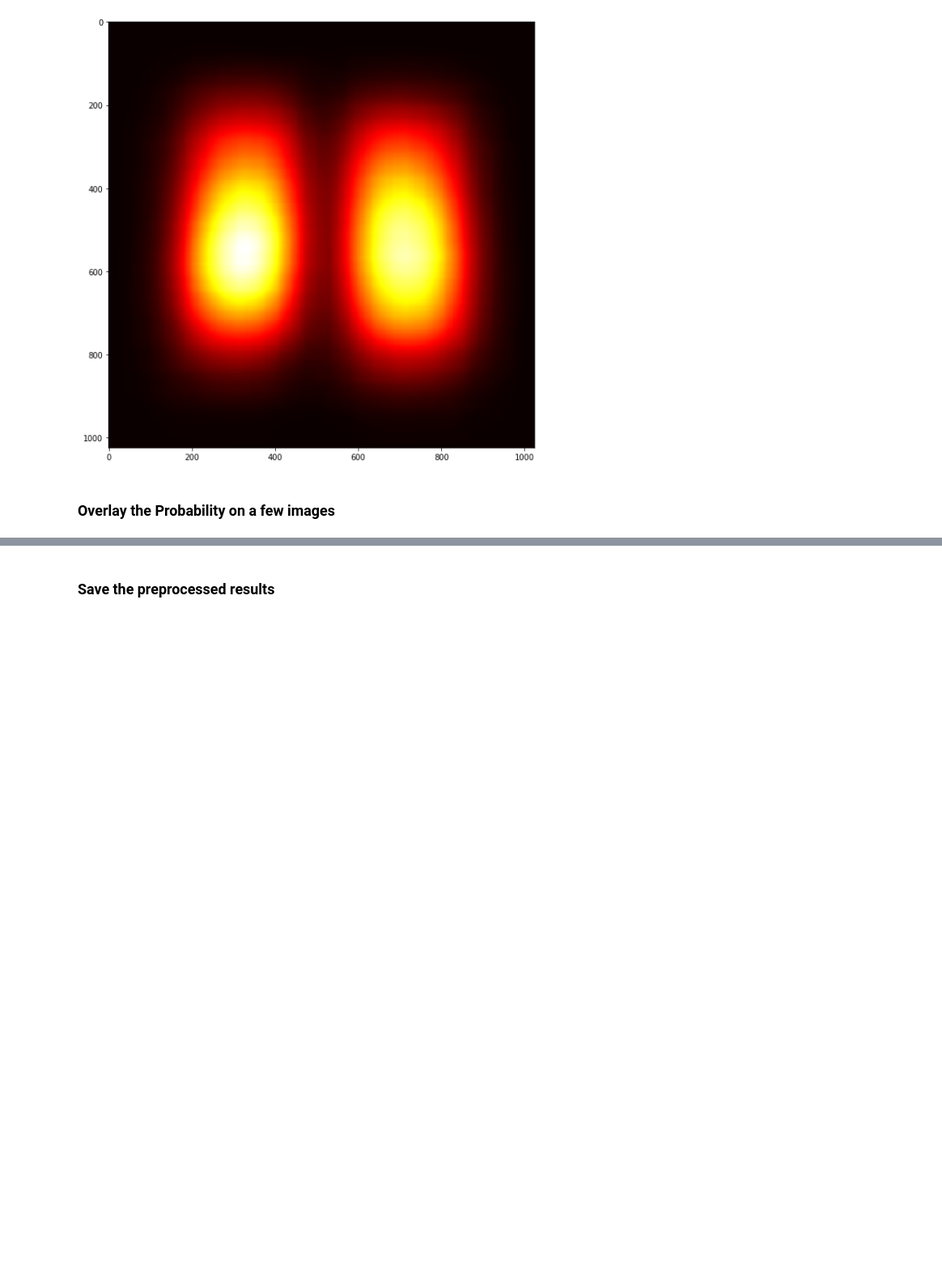
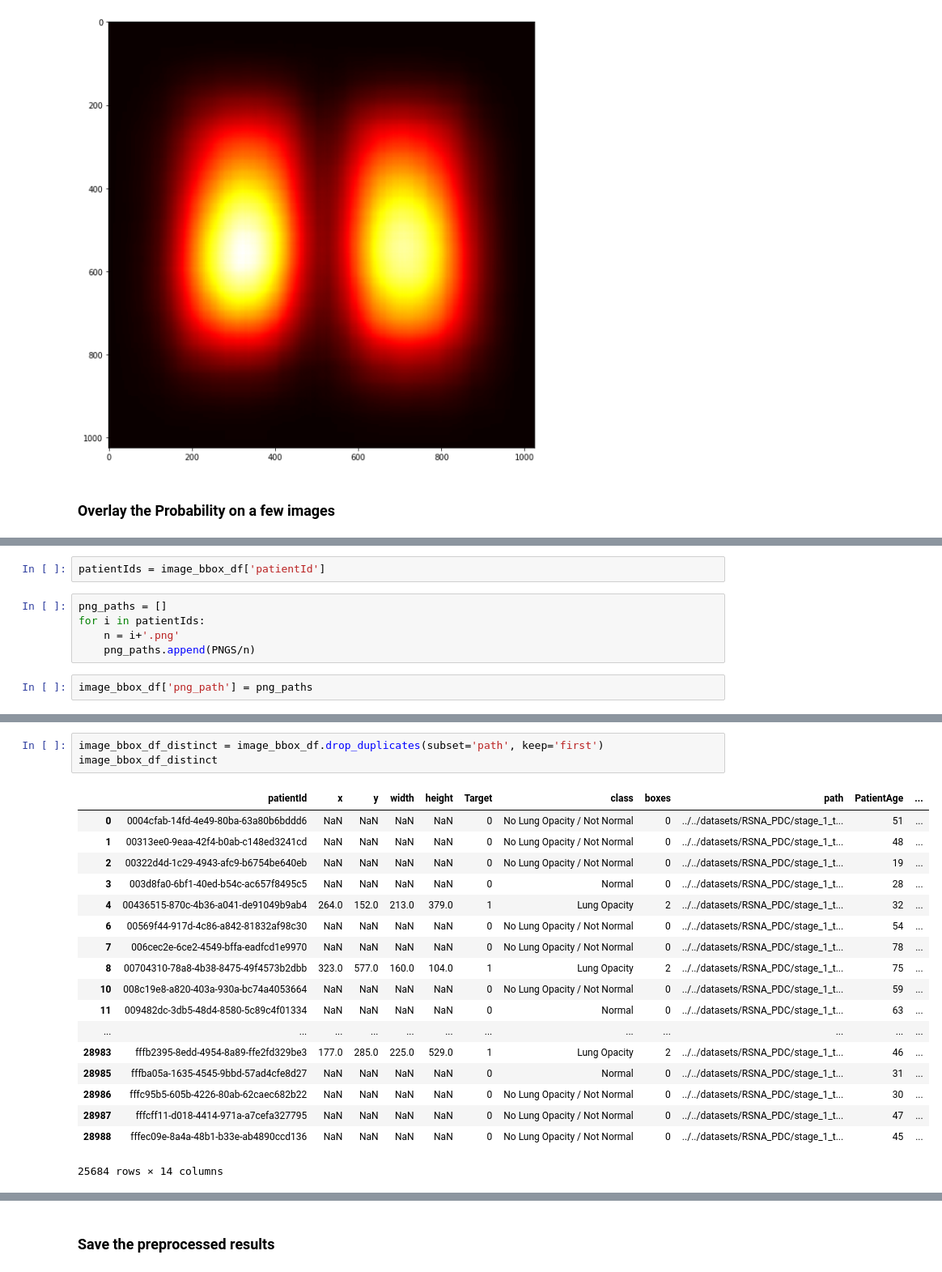
Before and after one commit to ChristophNeuner/RSNA_PDC, a Jupyter notebook: RSNA_PDC/RSNA_PDC.ipynb, the cells around one changed output, grey strips where cells are left out. Shown at 81% size. Cells and saved outputs as stored; diff of their text form; blank space fills up the shorter version.

```diff
--- a/RSNA_PDC/RSNA_PDC.ipynb
+++ b/RSNA_PDC/RSNA_PDC.ipynb
@@ -320,0 +367,9 @@ for c_ax, (c_path, c_rows) in zip(m_axs.flatten(),
+# %%
+patientIds = image_bbox_df['patientId']
+# %%
+png_paths = []
+for i in patientIds:
+    n = i+'.png'
+    png_paths.append(PNGS/n)
+# %%
+image_bbox_df['png_path'] = png_paths
@@ -320,0 +397,22 @@ for c_ax, (c_path, c_rows) in zip(m_axs.flatten(),
+# %%
+image_bbox_df_distinct = image_bbox_df.drop_duplicates(subset='path', keep='first')
+image_bbox_df_distinct
+# %% [output]
+|  | patientId | x | y | width | height | Target | class | boxes | path | PatientAge | ... |
+| 0 | 0004cfab-14fd-4e49-80ba-63a80b6bddd6 | NaN | NaN | NaN | NaN | 0 | No Lung Opacity / Not Normal | 0 | ../../datasets/RSNA_PDC/stage_1_t... | 51 | ... |
+| 1 | 00313ee0-9eaa-42f4-b0ab-c148ed3241cd | NaN | NaN | NaN | NaN | 0 | No Lung Opacity / Not Normal | 0 | ../../datasets/RSNA_PDC/stage_1_t... | 48 | ... |
+| 2 | 00322d4d-1c29-4943-afc9-b6754be640eb | NaN | NaN | NaN | NaN | 0 | No Lung Opacity / Not Normal | 0 | ../../datasets/RSNA_PDC/stage_1_t... | 19 | ... |
+| 3 | 003d8fa0-6bf1-40ed-b54c-ac657f8495c5 | NaN | NaN | NaN | NaN | 0 | Normal | 0 | ../../datasets/RSNA_PDC/stage_1_t... | 28 | ... |
+| 4 | 00436515-870c-4b36-a041-de91049b9ab4 | 264.0 | 152.0 | 213.0 | 379.0 | 1 | Lung Opacity | 2 | ../../datasets/RSNA_PDC/stage_1_t... | 32 | ... |
+| 6 | 00569f44-917d-4c86-a842-81832af98c30 | NaN | NaN | NaN | NaN | 0 | No Lung Opacity / Not Normal | 0 | ../../datasets/RSNA_PDC/stage_1_t... | 54 | ... |
+| 7 | 006cec2e-6ce2-4549-bffa-eadfcd1e9970 | NaN | NaN | NaN | NaN | 0 | No Lung Opacity / Not Normal | 0 | ../../datasets/RSNA_PDC/stage_1_t... | 78 | ... |
+| 8 | 00704310-78a8-4b38-8475-49f4573b2dbb | 323.0 | 577.0 | 160.0 | 104.0 | 1 | Lung Opacity | 2 | ../../datasets/RSNA_PDC/stage_1_t... | 75 | ... |
+| 10 | 008c19e8-a820-403a-930a-bc74a4053664 | NaN | NaN | NaN | NaN | 0 | No Lung Opacity / Not Normal | 0 | ../../datasets/RSNA_PDC/stage_1_t... | 59 | ... |
+| 11 | 009482dc-3db5-48d4-8580-5c89c4f01334 | NaN | NaN | NaN | NaN | 0 | Normal | 0 | ../../datasets/RSNA_PDC/stage_1_t... | 63 | ... |
+| ... | ... | ... | ... | ... | ... | ... | ... | ... | ... | ... | ... |
+| 28983 | fffb2395-8edd-4954-8a89-ffe2fd329be3 | 177.0 | 285.0 | 225.0 | 529.0 | 1 | Lung Opacity | 2 | ../../datasets/RSNA_PDC/stage_1_t... | 46 | ... |
+| 28985 | fffba05a-1635-4545-9bbd-57ad4cfe8d27 | NaN | NaN | NaN | NaN | 0 | Normal | 0 | ../../datasets/RSNA_PDC/stage_1_t... | 31 | ... |
+| 28986 | fffc95b5-605b-4226-80ab-62caec682b22 | NaN | NaN | NaN | NaN | 0 | No Lung Opacity / Not Normal | 0 | ../../datasets/RSNA_PDC/stage_1_t... | 30 | ... |
+| 28987 | fffcff11-d018-4414-971a-a7cefa327795 | NaN | NaN | NaN | NaN | 0 | No Lung Opacity / Not Normal | 0 | ../../datasets/RSNA_PDC/stage_1_t... | 47 | ... |
+| 28988 | fffec09e-8a4a-48b1-b33e-ab4890ccd136 | NaN | NaN | NaN | NaN | 0 | No Lung Opacity / Not Normal | 0 | ../../datasets/RSNA_PDC/stage_1_t... | 45 | ... |
+25684 rows × 14 columns
```
Also changed, not shown: parts of 36 cells of this notebook.
